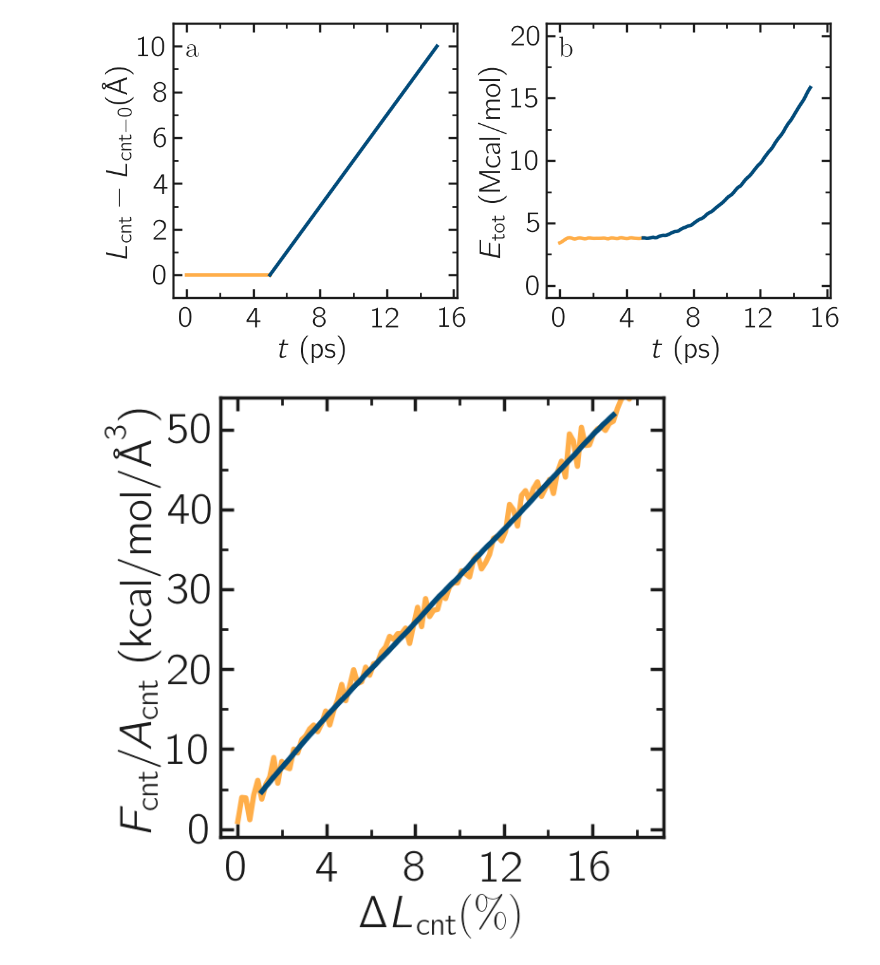
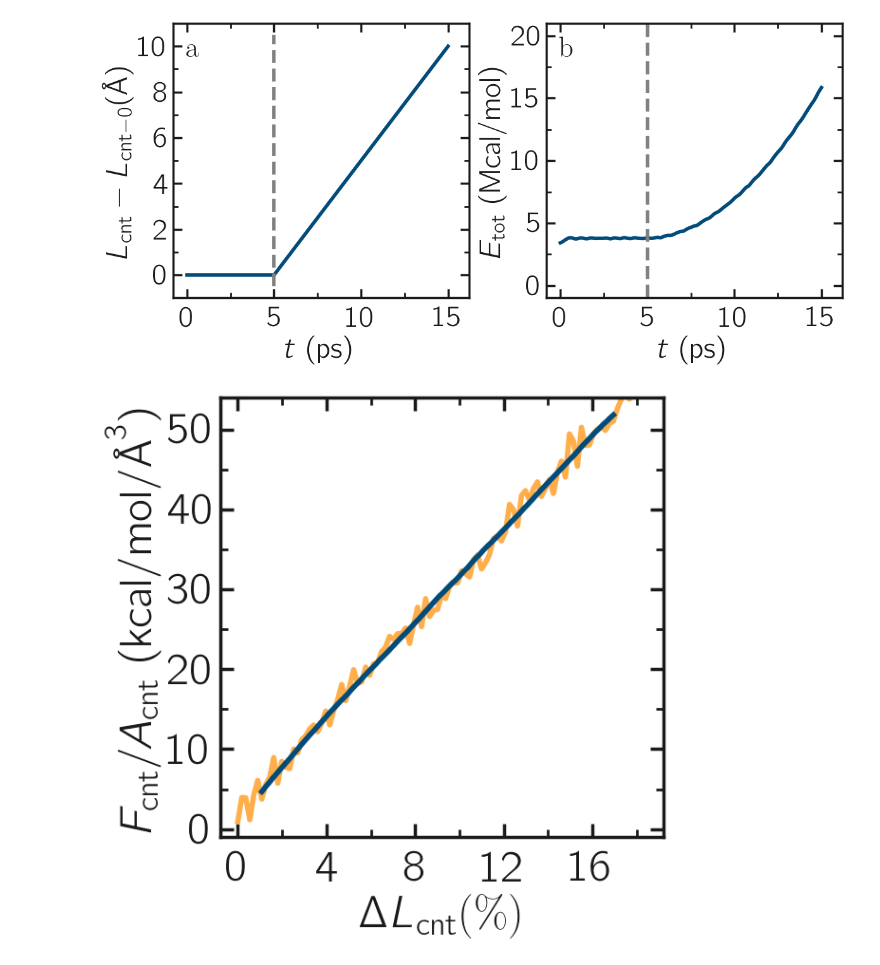
Before and after one commit to lammpstutorials/lammpstutorials-article, a Jupyter notebook: files/tutorial2/solution/unbreakable.ipynb, the cells around one changed output. Saved outputs shown, nothing was run; the diff lists cells and outputs as text; code cells hidden in the pictures.

Commit message:
improve color figures

```diff
--- a/files/tutorial2/solution/unbreakable.ipynb
+++ b/files/tutorial2/solution/unbreakable.ipynb
@@ -22,14 +22,16 @@ path_figures = git_path + "/figures/"
 color1 = np.array([1, 0.682, 0.286])
 color2 = np.array([0.008, 0.294, 0.478])
 color3 = np.array([0.267, 0.647, 0.761])
+color4 = np.array([0.5, 0.5, 0.5])
 # %%
 log = lammps_logfile.File("unbreakable.log")
 timestep = 1 # fs
 time_0 = log.get("Step", run_num=0)
 TotEng_0 = log.get("TotEng", run_num=0) # Kcal/mol
+Lcnt_0 = log.get("v_Lcnt", run_num=0) # Angstrom
 time_1 = log.get("Step", run_num=1)
 TotEng_1 = log.get("TotEng", run_num=1) # Kcal/mol
-
+Lcnt_1 = log.get("v_Lcnt", run_num=1) # Angstrom
 time_0 /= 1000 # ps
 time_1 /= 1000 # ps
 TotEng_0 /= 1000 # Mcal/mol
@@ -42,36 +44,42 @@ TotEng_1 /= 1000 # Mcal/mol
 # %%
 filename = "CNT-unbreakable-length-energy"
 # Initialise figure
 myplt = PltTools()
 myplt.prepare_figure(fig_size = (12,5.7), dark_mode = False,
                      transparency = False, use_serif=False, n_colone=2)
 # Panel a
 myplt.add_panel()
 myplt.add_plot(x = time_0, y = Lcnt_0-Lcnt_0[0], type = "plot", linewidth_data = 3,
-               marker = "-", data_color = color1, markersize = 12)
+               marker = "-", data_color = color2, markersize = 12)
 myplt.add_plot(x = time_1, y = Lcnt_1-Lcnt_0[0], type = "plot", linewidth_data = 3,
                marker = "-", data_color = color2, markersize = 12)
+x = np.linspace(-0.5, 10.5)
+myplt.add_plot(x = x*0+5, y = x, type = "plot", linewidth_data = 1.5,
+               marker = "--", data_color = color4, markersize = 12)
 myplt.complete_panel(ylabel = r'$L_\mathrm{cnt} - L_\mathrm{cnt-0} \mathrm{(\AA)}$',
                      xlabel = r'$t~\mathrm{(ps)}$',
                      xpad = 10, legend=True, handlelength_legend=1)
-myplt.set_boundaries(x_ticks=np.arange(0, 18, 4), y_ticks=np.arange(0, 11, 2),
+myplt.set_boundaries(x_ticks=np.arange(0, 18, 5), y_ticks=np.arange(0, 11, 2),
                    x_boundaries=(-0.8, 16.2), y_boundaries=(-1, 11))
 # Panel b
 myplt.add_panel()
 myplt.add_plot(x = time_0, y = TotEng_0, type = "plot", linewidth_data = 3,
-               marker = "-", data_color = color1, markersize = 12)
+               marker = "-", data_color = color2, markersize = 12)
 myplt.add_plot(x = time_1, y = TotEng_1, type = "plot", linewidth_data = 3,
                marker = "-", data_color = color2, markersize = 12)
+x = np.linspace(-1, 21)
+myplt.add_plot(x = x*0+5, y = x, type = "plot", linewidth_data = 1.5,
+               marker = "--", data_color = color4, markersize = 12)
 myplt.complete_panel(ylabel = r'$E_\mathrm{tot} ~ \mathrm{(Mcal/mol)}$',
                      xlabel = r'$t~\mathrm{(ps)}$',
                      xpad = 10, legend=True, handlelength_legend=1)
-myplt.set_boundaries(x_ticks=np.arange(0, 18, 4), y_ticks=np.arange(0, 25, 5),
+myplt.set_boundaries(x_ticks=np.arange(0, 18, 5), y_ticks=np.arange(0, 25, 5),
                    x_boundaries=(-0.8, 16.2), y_boundaries=(-1, 21))
 # Print figure
 myplt.add_subplotlabels()
 myplt.save_figure(filename = filename, saving_path = path_figures)
 # %% [output]
-[figure, old version]
+[figure, new version]
 # %%
 stress_strain = np.loadtxt("unbreakable.dat")
 strain = sliding_average(stress_strain[:,0], 50)
```
Also changed, not shown: 3 other files.
